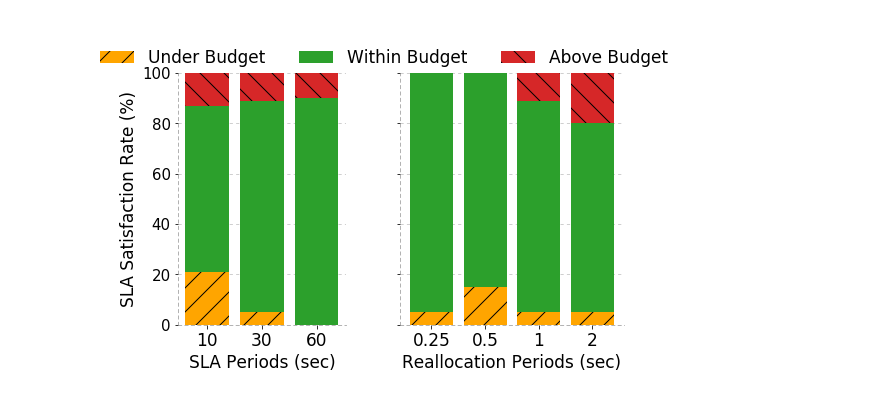
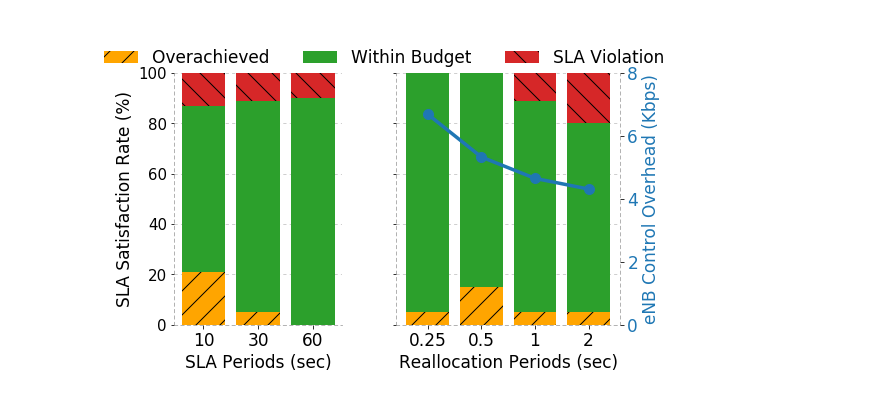
Before and after one commit to serhatarslan-hub/cell-order, a Jupyter notebook: analysis/cell-order-parameters.ipynb, the cells around one changed output. Saved outputs shown, nothing was run; the diff lists cells and outputs as text; code cells hidden in the pictures.

Commit message:
Fix figures

```diff
--- a/analysis/cell-order-parameters.ipynb
+++ b/analysis/cell-order-parameters.ipynb
@@ -27,6 +28,19 @@ realloc_periods = ['0.25', '0.5', '1', '2']
 realloc_periods_over_budget = [0, 0, 11, 20]
 realloc_periods_within_budget = [95, 85, 84, 75]
 realloc_periods_under_budget = [5, 15, 5, 5]
+# %%
+# Calculate the overhead of control traffic for each reallocation peiod
+
+realloc_peiods_float = np.array([0.25, 0.5, 1, 2])
+scope_log_period_sec = 0.25
+scope_log_size_bits = 124 * 8
+pkt_header_size_bits = 40 * 8
+prb_alloc_msg_size_bits = 5 * 8
+num_log_lines_per_realloc = realloc_peiods_float / scope_log_period_sec
+control_overhead_bits_per_period = num_log_lines_per_realloc * scope_log_size_bits + pkt_header_size_bits * 2 + prb_alloc_msg_size_bits
+control_overhead_kbits_per_sec = np.divide(control_overhead_bits_per_period, realloc_peiods_float) / 1e3
+
+# plt.plot(realloc_periods, control_overhead_kbits_per_sec)
 # %%
 #@title
 f, (a0, dummy, a1) = plt.subplots(1, 3, figsize=FIG_SIZE,
@@ -51,12 +65,12 @@ a0.spines['top'].set_visible(False)
 a0.spines['right'].set_visible(False)
 
 a1.bar(realloc_periods, realloc_periods_under_budget,
-       color='orange', label='Under Budget', hatch='/')
+       color='orange', label='Overachieved', hatch='/')
 a1.bar(realloc_periods, realloc_periods_within_budget,
        bottom=realloc_periods_under_budget, color='C2', label='Within Budget')
 a1.bar(realloc_periods, realloc_periods_over_budget,
        bottom=[i+j for i,j in zip(realloc_periods_under_budget, realloc_periods_within_budget)],
-       color='C3', hatch='\\', label='Above Budget')
+       color='C3', hatch='\\', label='SLA Violation')
 a1.set_xlabel('Reallocation Periods (sec)', fontsize=FONT_SIZE)
 for label in (a1.get_xticklabels()):
   label.set_fontsize(FONT_SIZE)
@@ -65,6 +79,17 @@ a1.grid(axis='y', alpha=0.75, linestyle=LINE_STYLE)
 # a1.spines['left'].set_visible(False)
 a1.spines['top'].set_visible(False)
 a1.spines['right'].set_visible(False)
+
+a2 = a1.twinx()  # instantiate a second axes that shares the same x-axis
+a2_color = 'C0'
+a2.set_ylabel('eNB Control Overhead (Kbps)', color=a2_color, fontsize=FONT_SIZE)
+a2.plot(realloc_periods, control_overhead_kbits_per_sec,
+        color=a2_color, linewidth=LINE_WIDTH, marker='o', markersize=10)
+a2.tick_params(axis='y', labelcolor=a2_color, labelsize=FONT_SIZE)
+a2.set_ylim((0, 8))
+a2.spines['top'].set_visible(False)
+a2.spines['left'].set_visible(False)
+a2.spines['bottom'].set_visible(False)
 
 a0.spines["right"].set_linestyle(LINE_STYLE)
 a0.spines["right"].set_alpha(0.75)
@@ -80,31 +105,43 @@ a0.spines["bottom"].set_alpha(0.75)
 a0.spines["bottom"].set_color('gray')
 a1.spines["right"].set_linestyle(LINE_STYLE)
 a1.spines["right"].set_alpha(0.75)
 a1.spines["right"].set_color('gray')
 a1.spines["left"].set_linestyle(LINE_STYLE)
 a1.spines["left"].set_alpha(0.75)
 a1.spines["left"].set_color('gray')
 a1.spines["top"].set_linestyle(LINE_STYLE)
 a1.spines["top"].set_alpha(0.75)
 a1.spines["top"].set_color('gray')
 a1.spines["bottom"].set_linestyle(LINE_STYLE)
 a1.spines["bottom"].set_alpha(0.75)
 a1.spines["bottom"].set_color('gray')
+a2.spines["right"].set_linestyle(LINE_STYLE)
+a2.spines["right"].set_alpha(0.75)
+a2.spines["right"].set_color('gray')
+a2.spines["left"].set_linestyle(LINE_STYLE)
+a2.spines["left"].set_alpha(0.75)
+a2.spines["left"].set_color('gray')
+a2.spines["top"].set_linestyle(LINE_STYLE)
+a2.spines["top"].set_alpha(0.75)
+a2.spines["top"].set_color('gray')
+a2.spines["bottom"].set_linestyle(LINE_STYLE)
+a2.spines["bottom"].set_alpha(0.75)
+a2.spines["bottom"].set_color('gray')
 
 dummy.axis('off')
 dummy.spines['left'].set_visible(False)
 dummy.spines['top'].set_visible(False)
 dummy.spines['right'].set_visible(False)
 dummy.spines['bottom'].set_visible(False)
 
 f.legend(loc='upper center', frameon=False, fontsize=FONT_SIZE, ncol=3,
               bbox_to_anchor=[0.5,1.2])
 
 plt.subplots_adjust(top=1.0)
 # plt.tight_layout()
 
 if (SAVE_FIG):
   plt.savefig(reservation_out_dir + 'parameters.pdf', bbox_inches='tight')
 plt.show()
 # %% [output]
-[figure, old version]
+[figure, new version]
```
Also changed, not shown: parts of 1 cell of this notebook, 5 other files.
